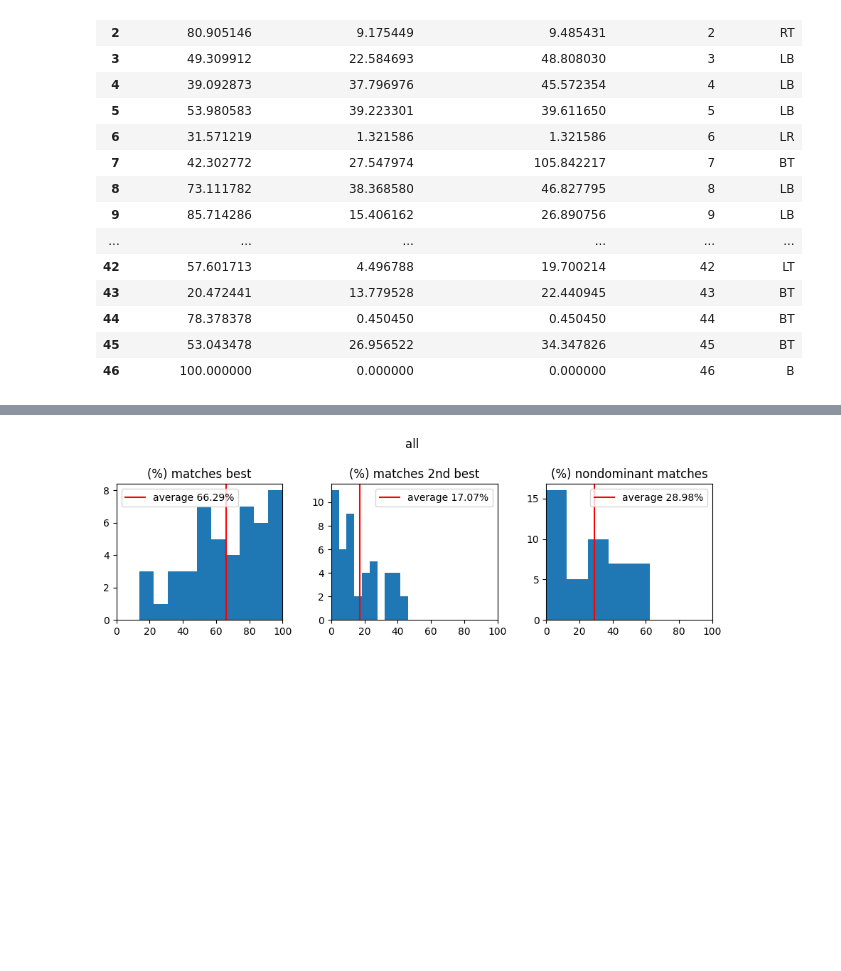
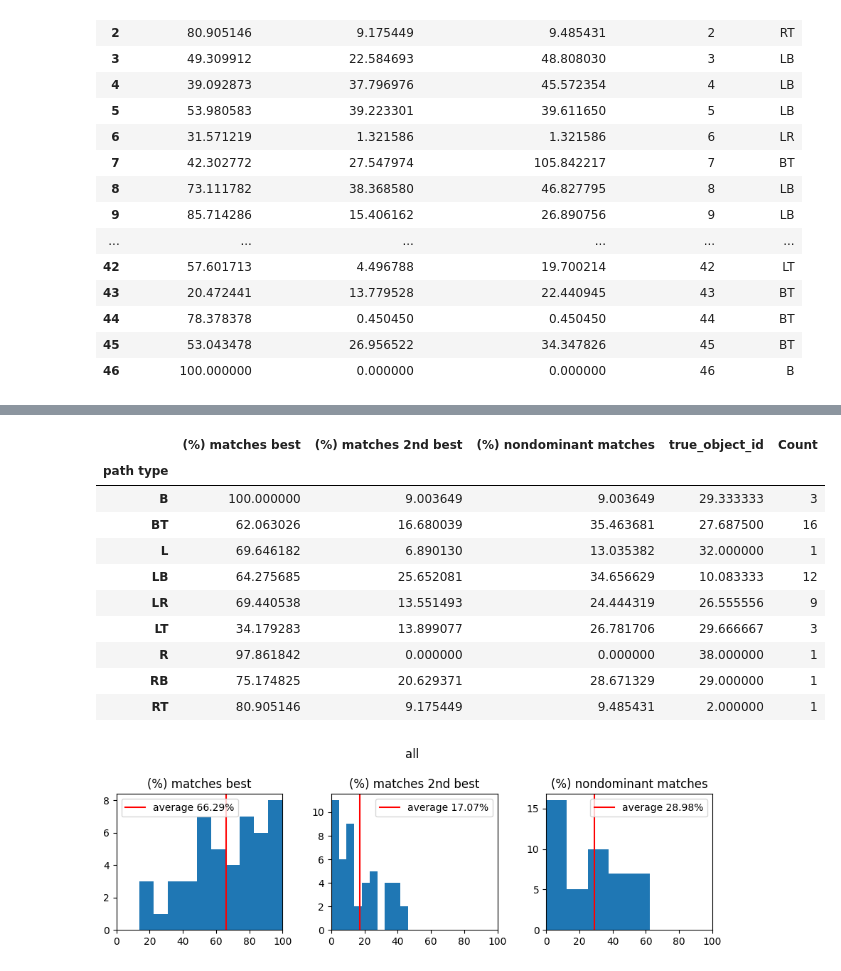
Before and after one commit to zdzichumis/Object-tracking-code, a Jupyter notebook: Analiza wyniki.ipynb, the cells around one changed output, grey strips where cells are left out. Cells and saved outputs as stored; diff of their text form; code cells hidden in the pictures; blank space fills up the shorter version.

```diff
--- a/Analiza wyniki.ipynb
+++ b/Analiza wyniki.ipynb
@@ -218,3 +215,20 @@ TypeError: Could not convert ['BTBTBTBTBTBTBTBTBTBTBTBTBTBTBTBT'] to numeric
+# %%
+grouped_metrics = object_metrics.groupby("path type")
+metrics_by_path = grouped_metrics.mean(numeric_only=True)
+metrics_by_path['Count'] = grouped_metrics.size()
+metrics_by_path
+# %% [output]
+|  | (%) matches best | (%) matches 2nd best | (%) nondominant matches | true_object_id | Count |
+| path type |  |  |  |  |  |
+| B | 100.000000 | 9.003649 | 9.003649 | 29.333333 | 3 |
+| BT | 62.063026 | 16.680039 | 35.463681 | 27.687500 | 16 |
+| L | 69.646182 | 6.890130 | 13.035382 | 32.000000 | 1 |
+| LB | 64.275685 | 25.652081 | 34.656629 | 10.083333 | 12 |
+| LR | 69.440538 | 13.551493 | 24.444319 | 26.555556 | 9 |
+| LT | 34.179283 | 13.899077 | 26.781706 | 29.666667 | 3 |
+| R | 97.861842 | 0.000000 | 0.000000 | 38.000000 | 1 |
+| RB | 75.174825 | 20.629371 | 28.671329 | 29.000000 | 1 |
+| RT | 80.905146 | 9.175449 | 9.485431 | 2.000000 | 1 |
 # %%
 fig, axs = plt.subplots(1,3, figsize=(9,3))
 
```
Also changed, not shown: parts of 4 cells of this notebook.
